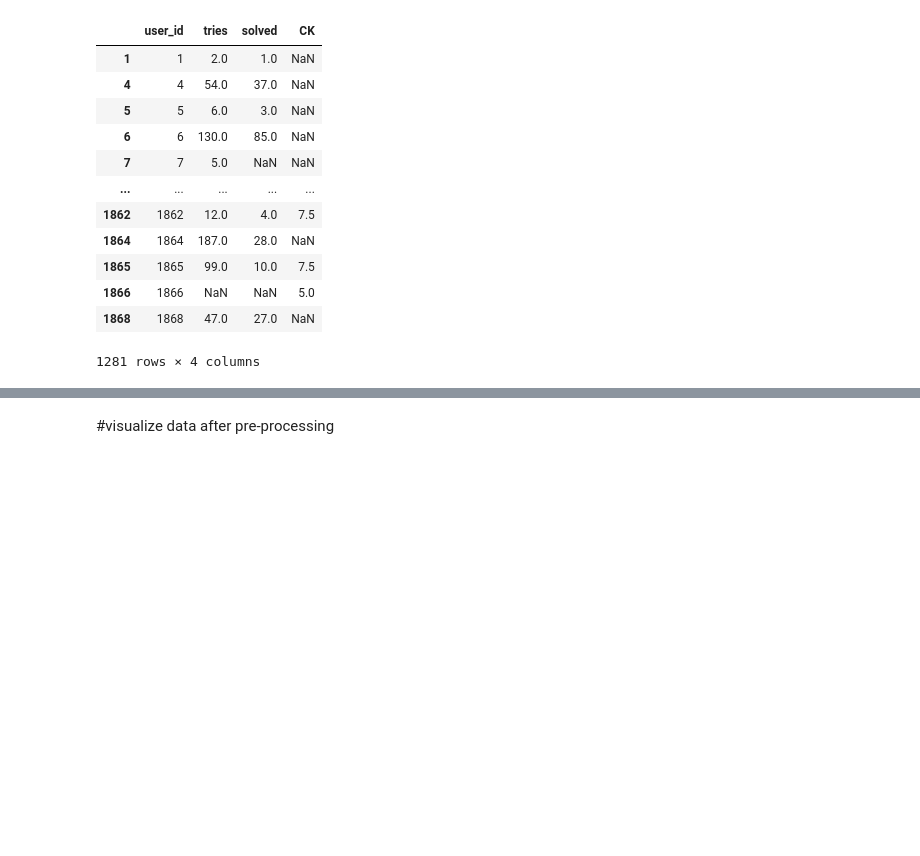
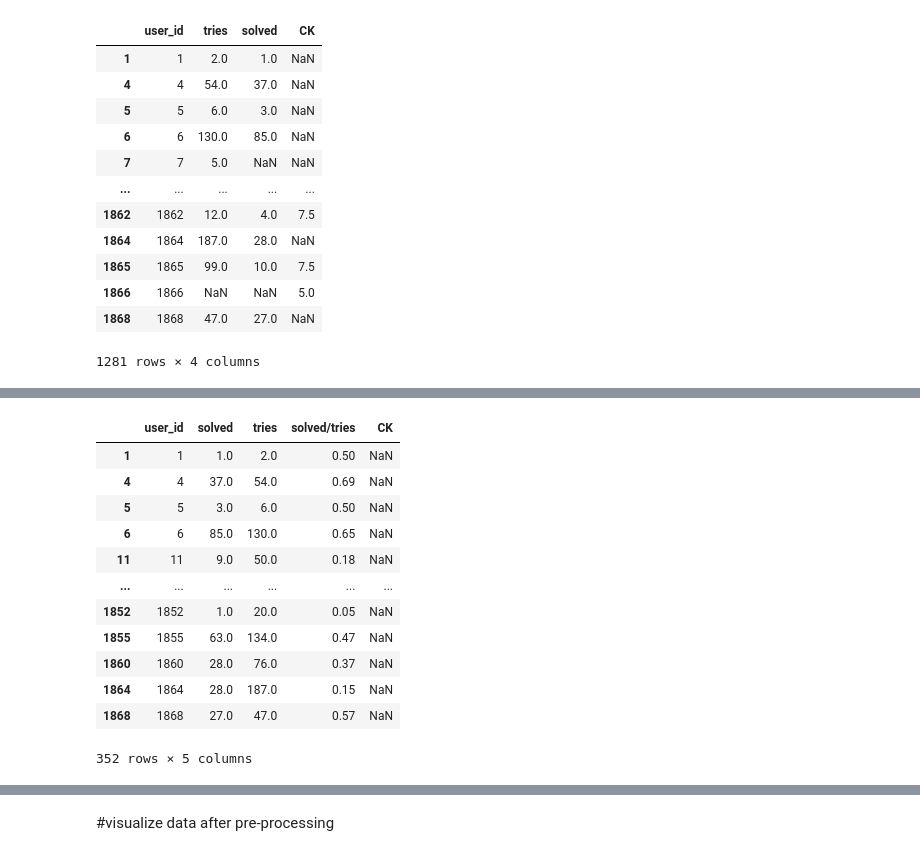
Before and after one commit to lphuong304/CS114.L21, a Jupyter notebook: COLAB_ASSIGNMENTS/COLAB_ASSIGNMENT_17_05/Solution02.ipynb, the cells around one changed output, grey strips where cells are left out. Cells and saved outputs as stored; diff of their text form; code cells hidden in the pictures; blank space fills up the shorter version.

```diff
--- a/COLAB_ASSIGNMENTS/COLAB_ASSIGNMENT_17_05/Solution02.ipynb
+++ b/COLAB_ASSIGNMENTS/COLAB_ASSIGNMENT_17_05/Solution02.ipynb
@@ -421,5 +435,21 @@ new_data
 # %%
 data_to_predict = new_data[new_data.isna().any(axis=1)]
+data_to_predict = data_to_predict[data_to_predict['solved/tries'] <= 1]
+data_to_predict
+# %% [output]
+|  | user_id | solved | tries | solved/tries | CK |
+| 1 | 1 | 1.0 | 2.0 | 0.50 | NaN |
+| 4 | 4 | 37.0 | 54.0 | 0.69 | NaN |
+| 5 | 5 | 3.0 | 6.0 | 0.50 | NaN |
+| 6 | 6 | 85.0 | 130.0 | 0.65 | NaN |
+| 11 | 11 | 9.0 | 50.0 | 0.18 | NaN |
+| ... | ... | ... | ... | ... | ... |
+| 1852 | 1852 | 1.0 | 20.0 | 0.05 | NaN |
+| 1855 | 1855 | 63.0 | 134.0 | 0.47 | NaN |
+| 1860 | 1860 | 28.0 | 76.0 | 0.37 | NaN |
+| 1864 | 1864 | 28.0 | 187.0 | 0.15 | NaN |
+| 1868 | 1868 | 27.0 | 47.0 | 0.57 | NaN |
+352 rows × 5 columns
 # %%
 data_to_predict
 id_predict = data_to_predict["user_id"].to_numpy()
```
Also changed, not shown: parts of 8 cells of this notebook.
